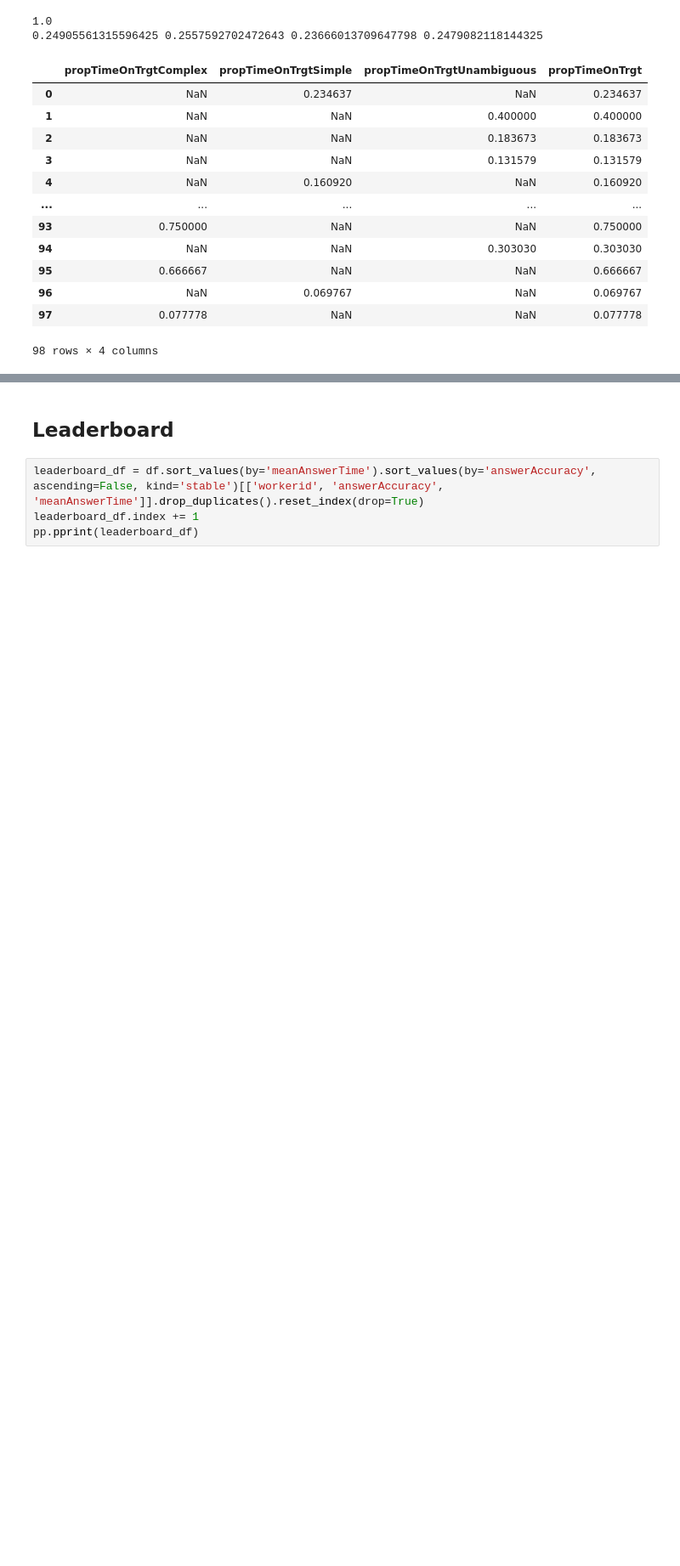
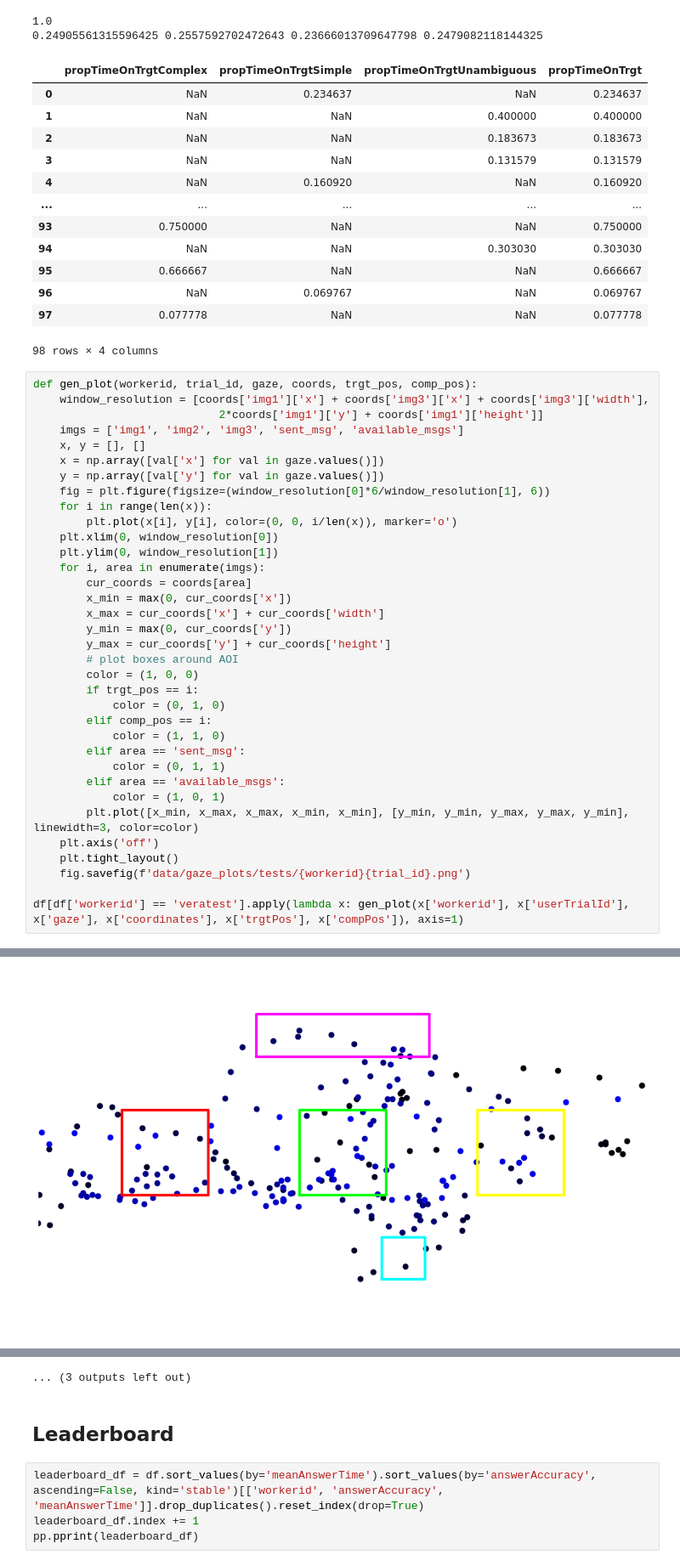
Before and after one commit to GAtemROU/Thesis-Project, a Jupyter notebook: analysis/preprocessing_and_init_analysis.ipynb, the cells around one changed output, grey strips where cells are left out. Shown at 85% size. Cells and saved outputs as stored; diff of their text form; blank space fills up the shorter version.

```diff
--- a/analysis/preprocessing_and_init_analysis.ipynb
+++ b/analysis/preprocessing_and_init_analysis.ipynb
@@ -528,3 +472,39 @@ df[['propTimeOnTrgtComplex', 'propTimeOnTrgtSimple', 'propTimeOnTrgtUnambiguous'
 | 96 | NaN | 0.069767 | NaN | 0.069767 |
 | 97 | 0.077778 | NaN | NaN | 0.077778 |
 98 rows × 4 columns
+# %%
+def gen_plot(workerid, trial_id, gaze, coords, trgt_pos, comp_pos):
+    window_resolution = [coords['img1']['x'] + coords['img3']['x'] + coords['img3']['width'],
+                            2*coords['img1']['y'] + coords['img1']['height']]
+    imgs = ['img1', 'img2', 'img3', 'sent_msg', 'available_msgs']
+    x, y = [], []
+    x = np.array([val['x'] for val in gaze.values()])
+    y = np.array([val['y'] for val in gaze.values()])
+    fig = plt.figure(figsize=(window_resolution[0]*6/window_resolution[1], 6))
+    for i in range(len(x)):
+        plt.plot(x[i], y[i], color=(0, 0, i/len(x)), marker='o')
+    plt.xlim(0, window_resolution[0])
+    plt.ylim(0, window_resolution[1])
+    for i, area in enumerate(imgs):
+        cur_coords = coords[area]
+        x_min = max(0, cur_coords['x'])
+        x_max = cur_coords['x'] + cur_coords['width']
+        y_min = max(0, cur_coords['y'])
+        y_max = cur_coords['y'] + cur_coords['height']
+        # plot boxes around AOI
+        color = (1, 0, 0)
+        if trgt_pos == i:
+            color = (0, 1, 0)
+        elif comp_pos == i:
+            color = (1, 1, 0)
+        elif area == 'sent_msg':
+            color = (0, 1, 1)
+        elif area == 'available_msgs':
+            color = (1, 0, 1)
+        plt.plot([x_min, x_max, x_max, x_min, x_min], [y_min, y_min, y_max, y_max, y_min], linewidth=3, color=color)
+    plt.axis('off')
+    plt.tight_layout()
+    fig.savefig(f'data/gaze_plots/tests/{workerid}{trial_id}.png')
+
+df[df['workerid'] == 'veratest'].apply(lambda x: gen_plot(x['workerid'], x['userTrialId'], x['gaze'], x['coordinates'], x['trgtPos'], x['compPos']), axis=1)
+# %% [output]
@@ -530,0 +526 @@ df[['propTimeOnTrgtComplex', 'propTimeOnTrgtSimple', 'propTimeOnTrgtUnambiguous'
+[figure, added]
@@ -531,3 +537,4 @@ df[['propTimeOnTrgtComplex', 'propTimeOnTrgtSimple', 'propTimeOnTrgtUnambiguous'
+... (3 outputs left out)
 # %% [markdown]
 ##  Leaderboard
 # %%
```
Also changed, not shown: parts of 9 cells of this notebook, 25 other files.
